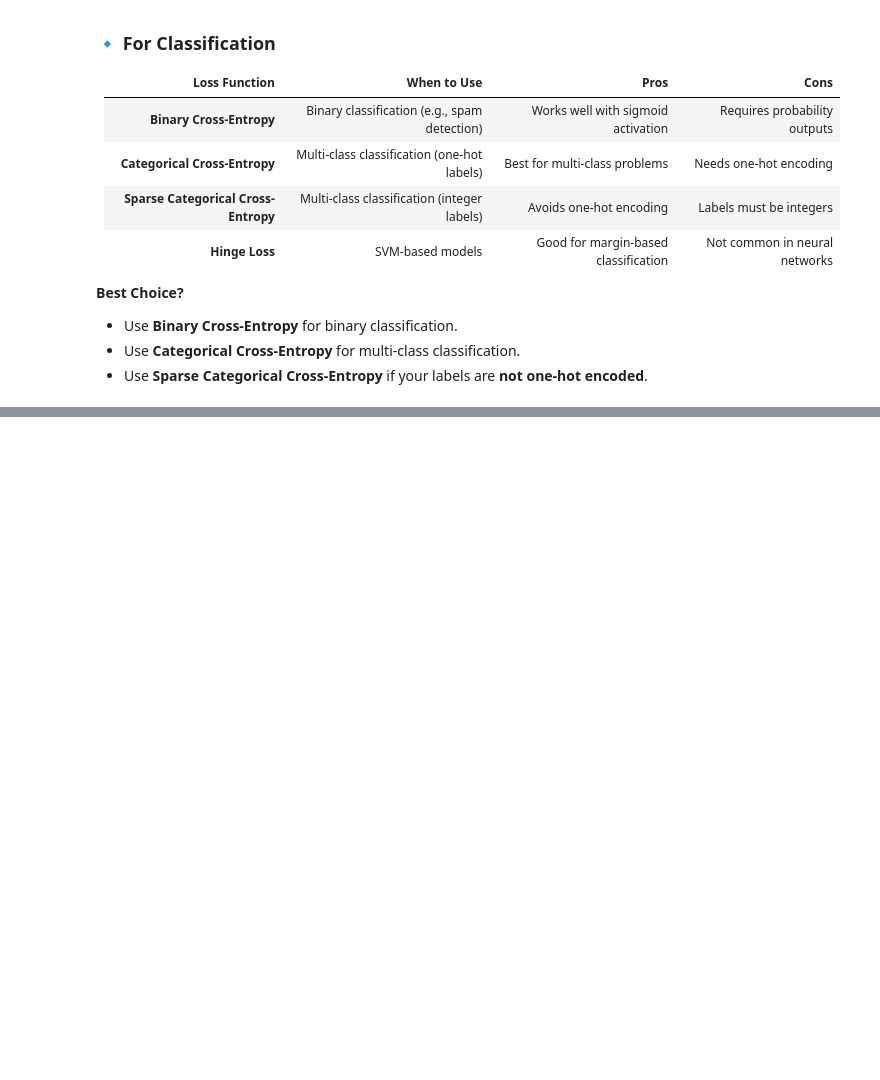
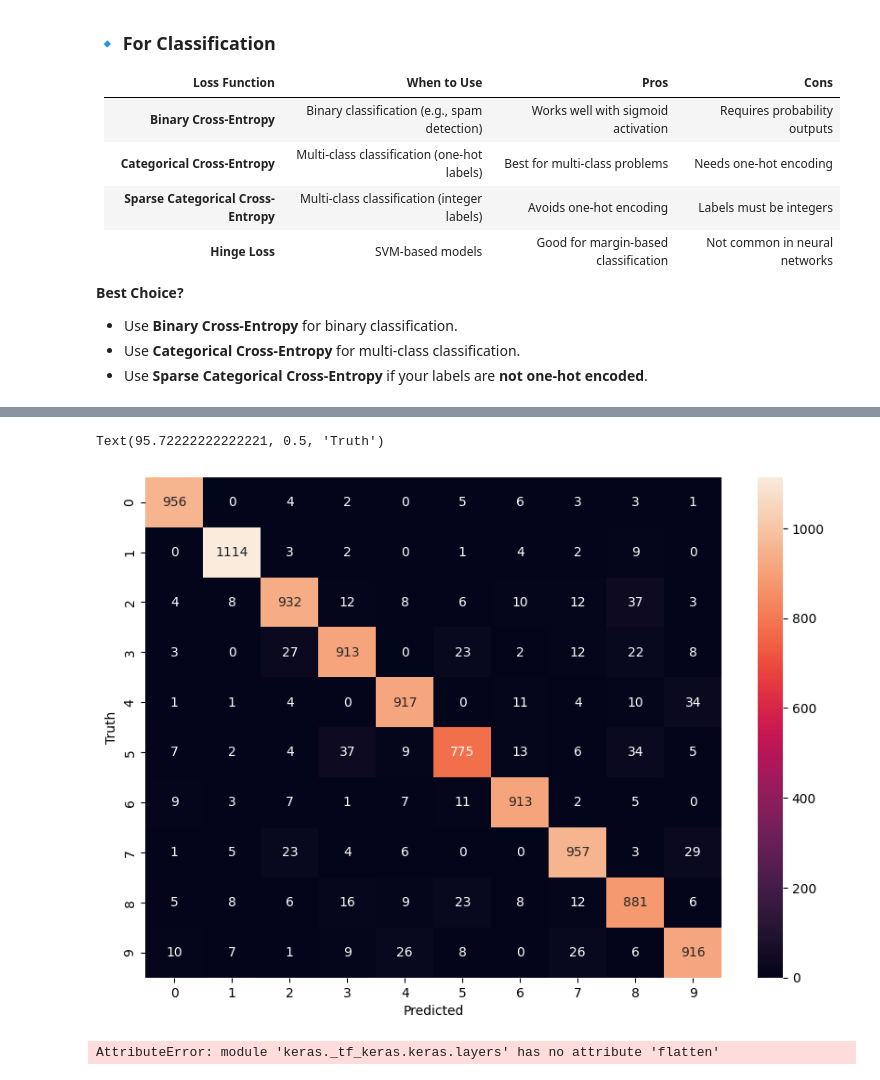
Before and after one commit to ZohanaZuthi/HandWritten-Image_Recognition, a Jupyter notebook: HandWritten_Digit_classification.ipynb, the cells around one changed output, grey strips where cells are left out. Cells and saved outputs as stored; diff of their text form; code cells hidden in the pictures; blank space fills up the shorter version.

```diff
--- a/HandWritten_Digit_classification.ipynb
+++ b/HandWritten_Digit_classification.ipynb
@@ -108,0 +226,26 @@ A loss function in machine learning and deep learning measures how well a model'
+# %%
+import seaborn as sn
+plt.figure(figsize=(10,7))
+sn.heatmap(cm, annot=True,fmt='d')
+plt.xlabel('Predicted')
+plt.ylabel('Truth')
+# %% [output]
+Text(95.72222222222221, 0.5, 'Truth')
+[figure, added]
+# %%
+model = keras.Sequential([
+    keras.layers.flatten(input_shape=(28,28)),
+    keras.layers.Dense(100,  activation='relu'),
+    keras.layers.Dense(10,  activation='sigmoid')
+])
+
+
+model.compile(
+    optimizer='adam',
+    loss='sparse_categorical_crossentropy',
+    metrics=['accuracy']
+    )
+
+model.fit(x_train,y_train,epochs=5)
+# %% [output]
+AttributeError: module 'keras._tf_keras.keras.layers' has no attribute 'flatten'
```
Also changed, not shown: parts of 15 cells of this notebook.
